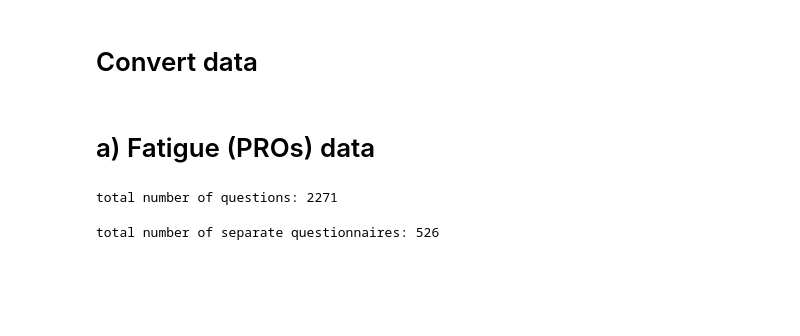
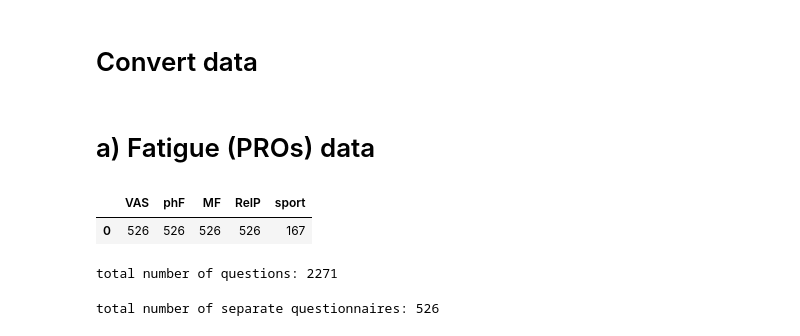
Before and after one commit to Yahnnosh/Sensor-Based-Modeling-of-Fatigue-Using-Transformer-Model, a Jupyter notebook: data_loader.ipynb, the cells around one changed output. Drawn from its saved outputs; the diff is of its cells as text; code cells hidden in the pictures; blank space fills up the shorter version.

```diff
--- a/data_loader.ipynb
+++ b/data_loader.ipynb
@@ -30,6 +30,24 @@ fatigue = pd.read_csv(path + '/fatiguePROs.csv')
 # Convert data
 # %% [markdown]
 # a) Fatigue (PROs) data
+# %%
+# check number of total questions asked (irresp. of subject)
+query = '''
+SELECT
+COUNT(CASE WHEN PROquestion LIKE 'Describe fatigue on a scale of 1 to 10, where 1 means you don’t feel tired at all and 10 means the worst tiredness you can imagine' THEN 1 END) AS VAS,
+COUNT(CASE WHEN PROquestion LIKE 'Physically, today how often did you feel exhausted?' THEN 1 END) AS phF,
+COUNT(CASE WHEN PROquestion LIKE 'Mentally, today how often did you feel exhausted?' THEN 1 END) AS MF,
+COUNT(CASE WHEN PROquestion LIKE 'Are you feeling better, worse or the same as yesterday?' THEN 1 END) AS ReIP,
+COUNT(CASE WHEN PROquestion LIKE 'Did you do sport today?' THEN 1 END) AS sport
+FROM (
+    SELECT PROquestion
+    FROM fatigue
+)
+'''
+sqldf(query)
+# %% [output]
+|  | VAS | phF | MF | ReIP | sport |
+| 0 | 526 | 526 | 526 | 526 | 167 |
 # %%
 # convert questions into fatigue variables
 query = '''
```
Also changed, not shown: parts of 4 cells of this notebook, 4 other files.
